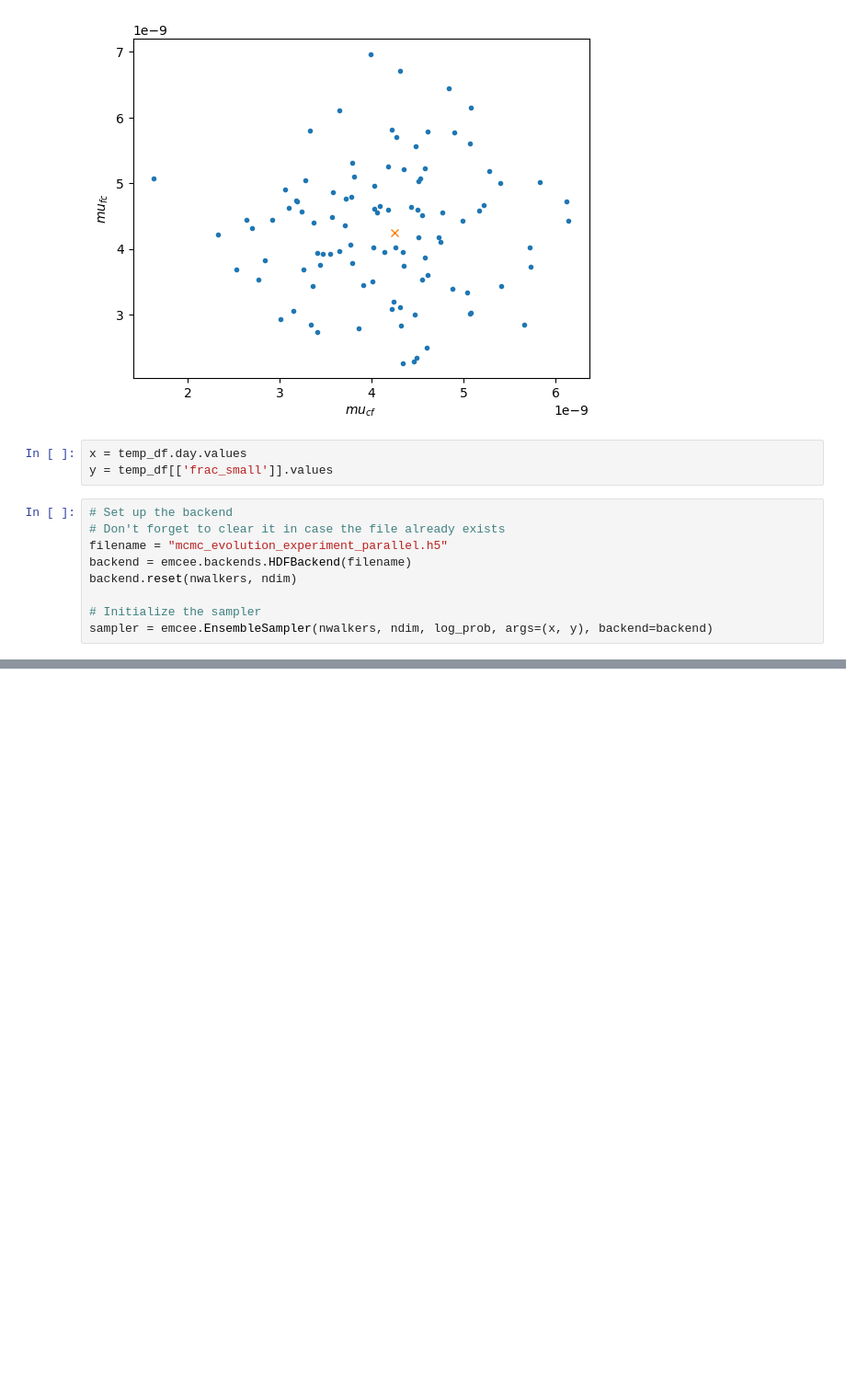
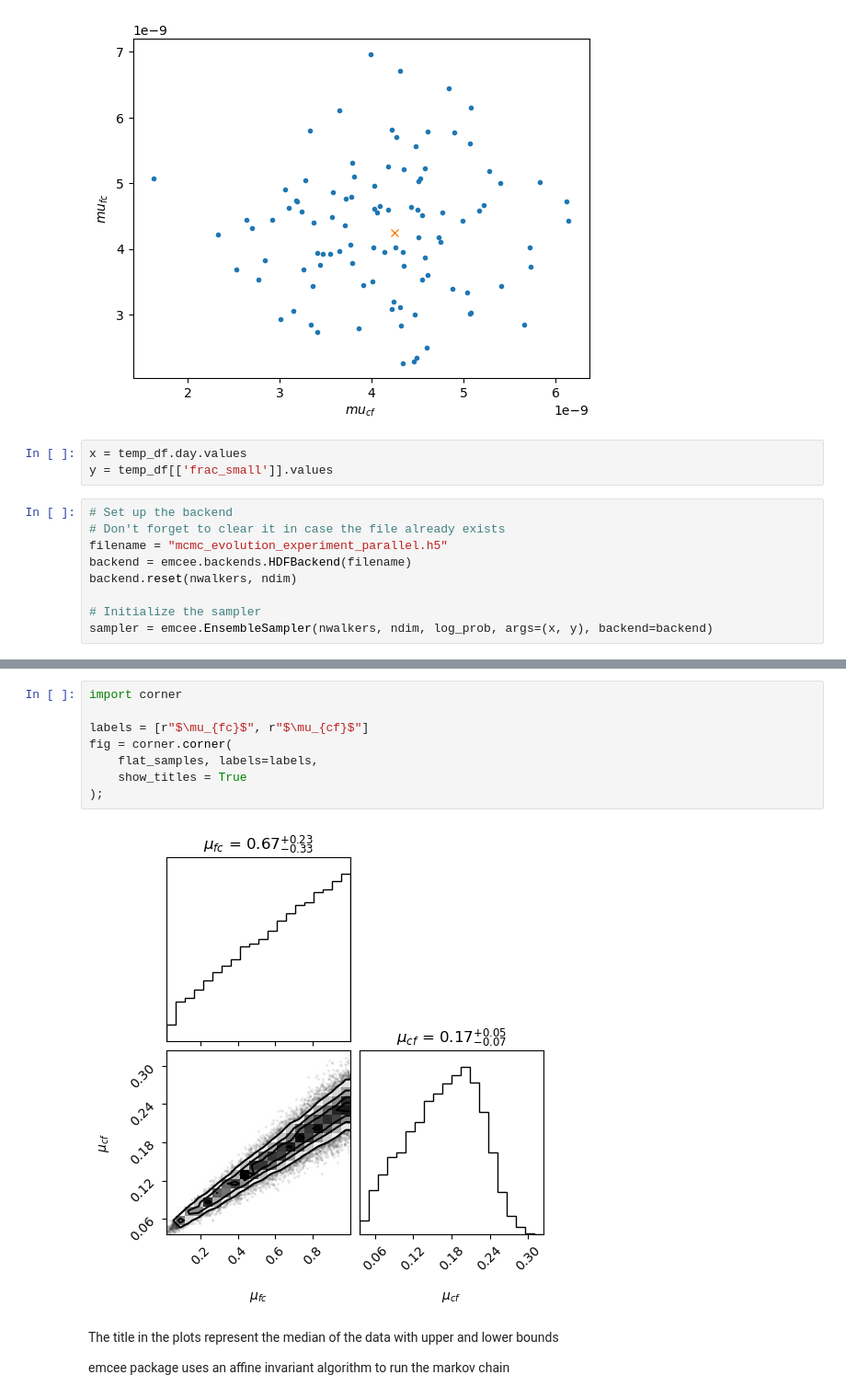
Before and after one commit to mpedraza98/trna, a Jupyter notebook: MCMC_parameters_parallel.ipynb, the cells around one changed output, grey strips where cells are left out. Shown at 92% size. Cells and saved outputs as stored; diff of their text form; blank space fills up the shorter version.

```diff
--- a/MCMC_parameters_parallel.ipynb
+++ b/MCMC_parameters_parallel.ipynb
@@ -280,0 +253,14 @@ ValueError: Probability function returned NaN
+# %%
+import corner
+
+labels = [r"$\mu_{fc}$", r"$\mu_{cf}$"]
+fig = corner.corner(
+    flat_samples, labels=labels,
+    show_titles = True
+);
+# %% [output]
+[figure, added]
+# %% [markdown]
+The title in the plots represent the median of the data with upper and lower bounds
+
+emcee package uses an affine invariant algorithm to run the markov chain
```
Also changed, not shown: parts of 9 cells of this notebook, 8 other files.
